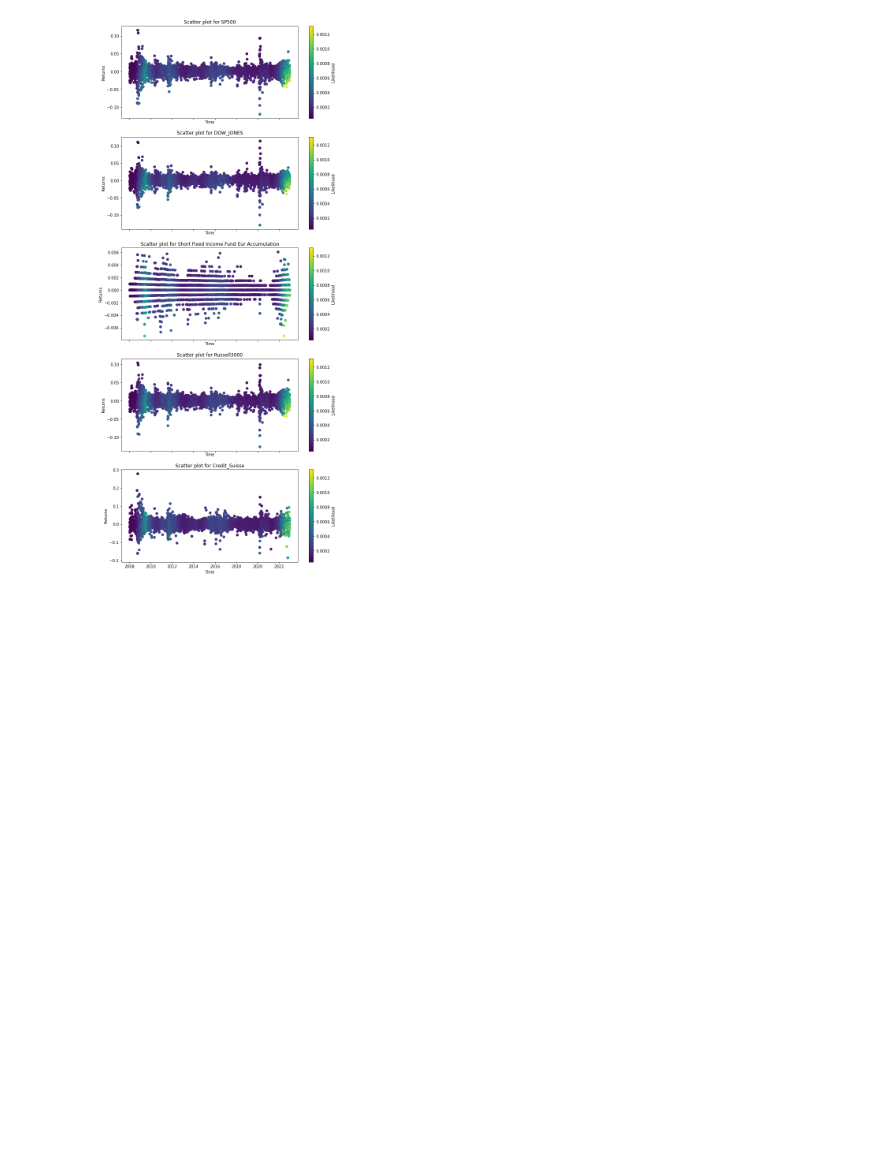
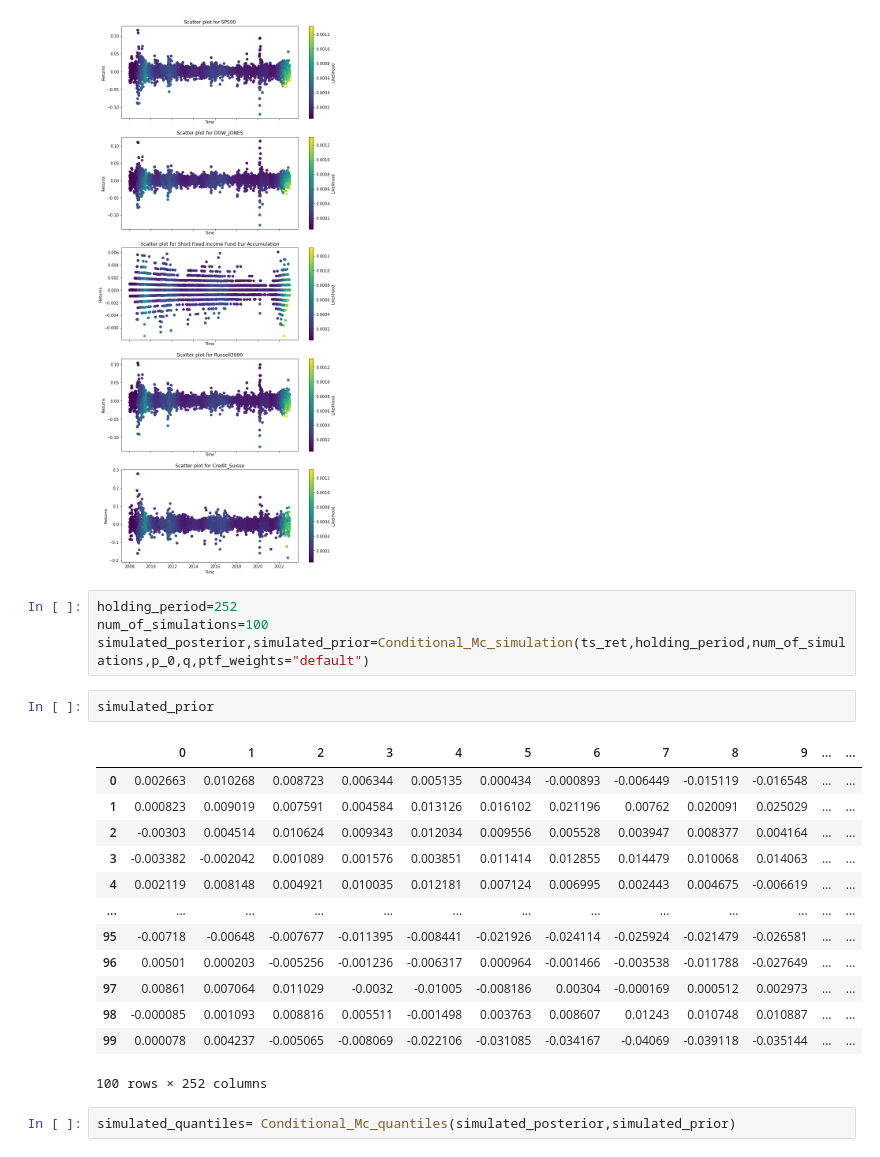
Before and after one commit to LucaDaquanno/Conditional-Monte-Carlo, a Jupyter notebook: Conditional_MC_prototype.ipynb, the cells around one changed output. Saved outputs shown, nothing was run; the diff lists cells and outputs as text; blank space fills up the shorter version.

```diff
--- a/Conditional_MC_prototype.ipynb
+++ b/Conditional_MC_prototype.ipynb
@@ -945,3 +1053,25 @@ compare.cumsum().plot()
 returns_scatter_plot(ts_ret_restricted,q)
 # %% [output]
 [figure]
+# %%
+holding_period=252
+num_of_simulations=100
+simulated_posterior,simulated_prior=Conditional_Mc_simulation(ts_ret,holding_period,num_of_simulations,p_0,q,ptf_weights="default")
+# %%
+simulated_prior
+# %% [output]
+|  | 0 | 1 | 2 | 3 | 4 | 5 | 6 | 7 | 8 | 9 | ... | ... |
+| 0 | 0.002663 | 0.010268 | 0.008723 | 0.006344 | 0.005135 | 0.000434 | -0.000893 | -0.006449 | -0.015119 | -0.016548 | ... | ... |
+| 1 | 0.000823 | 0.009019 | 0.007591 | 0.004584 | 0.013126 | 0.016102 | 0.021196 | 0.00762 | 0.020091 | 0.025029 | ... | ... |
+| 2 | -0.00303 | 0.004514 | 0.010624 | 0.009343 | 0.012034 | 0.009556 | 0.005528 | 0.003947 | 0.008377 | 0.004164 | ... | ... |
+| 3 | -0.003382 | -0.002042 | 0.001089 | 0.001576 | 0.003851 | 0.011414 | 0.012855 | 0.014479 | 0.010068 | 0.014063 | ... | ... |
+| 4 | 0.002119 | 0.008148 | 0.004921 | 0.010035 | 0.012181 | 0.007124 | 0.006995 | 0.002443 | 0.004675 | -0.006619 | ... | ... |
+| ... | ... | ... | ... | ... | ... | ... | ... | ... | ... | ... | ... | ... |
+| 95 | -0.00718 | -0.00648 | -0.007677 | -0.011395 | -0.008441 | -0.021926 | -0.024114 | -0.025924 | -0.021479 | -0.026581 | ... | ... |
+| 96 | 0.00501 | 0.000203 | -0.005256 | -0.001236 | -0.006317 | 0.000964 | -0.001466 | -0.003538 | -0.011788 | -0.027649 | ... | ... |
+| 97 | 0.00861 | 0.007064 | 0.011029 | -0.0032 | -0.01005 | -0.008186 | 0.00304 | -0.000169 | 0.000512 | 0.002973 | ... | ... |
+| 98 | -0.000085 | 0.001093 | 0.008816 | 0.005511 | -0.001498 | 0.003763 | 0.008607 | 0.01243 | 0.010748 | 0.010887 | ... | ... |
+| 99 | 0.000078 | 0.004237 | -0.005065 | -0.008069 | -0.022106 | -0.031085 | -0.034167 | -0.04069 | -0.039118 | -0.035144 | ... | ... |
+100 rows × 252 columns
+# %%
+simulated_quantiles= Conditional_Mc_quantiles(simulated_posterior,simulated_prior)
```
Also changed, not shown: parts of 4 cells of this notebook.
